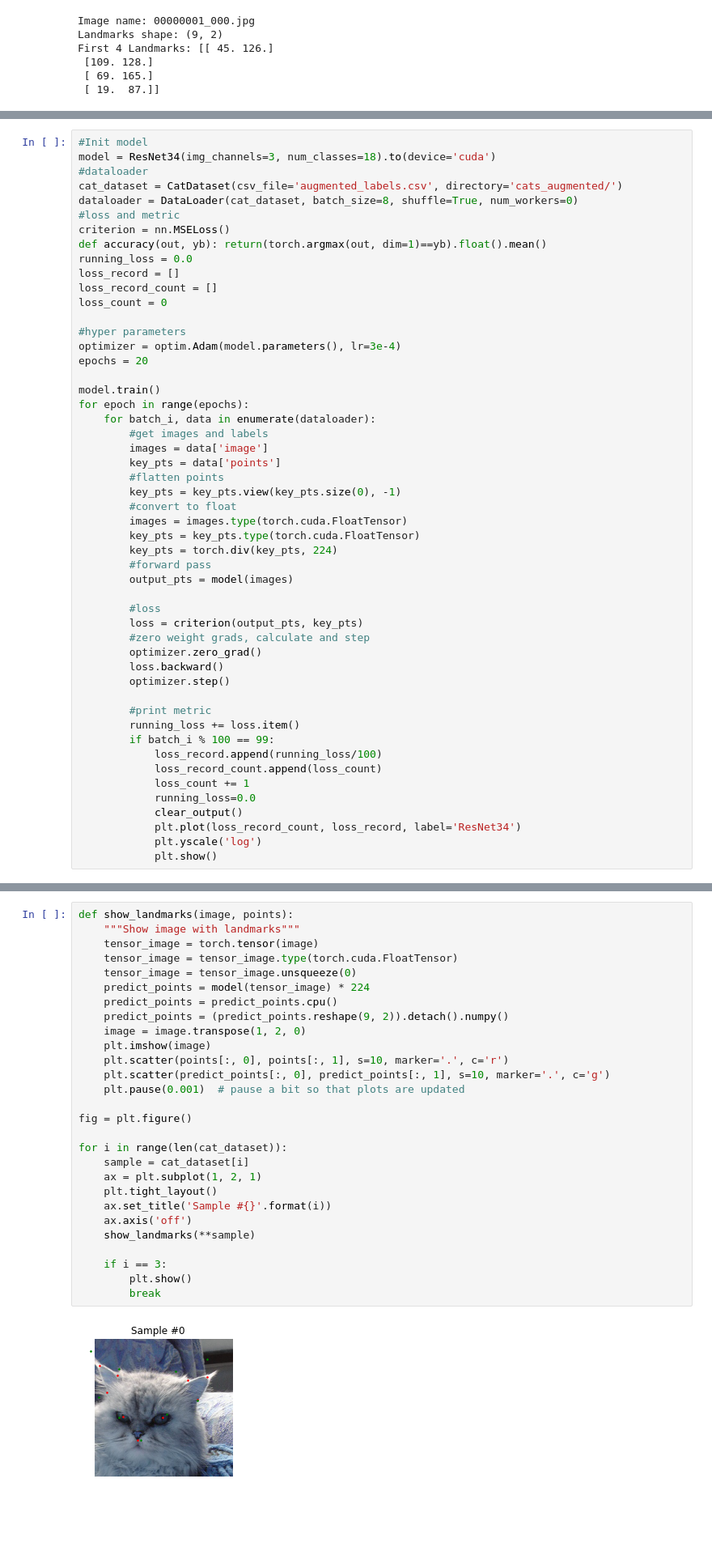
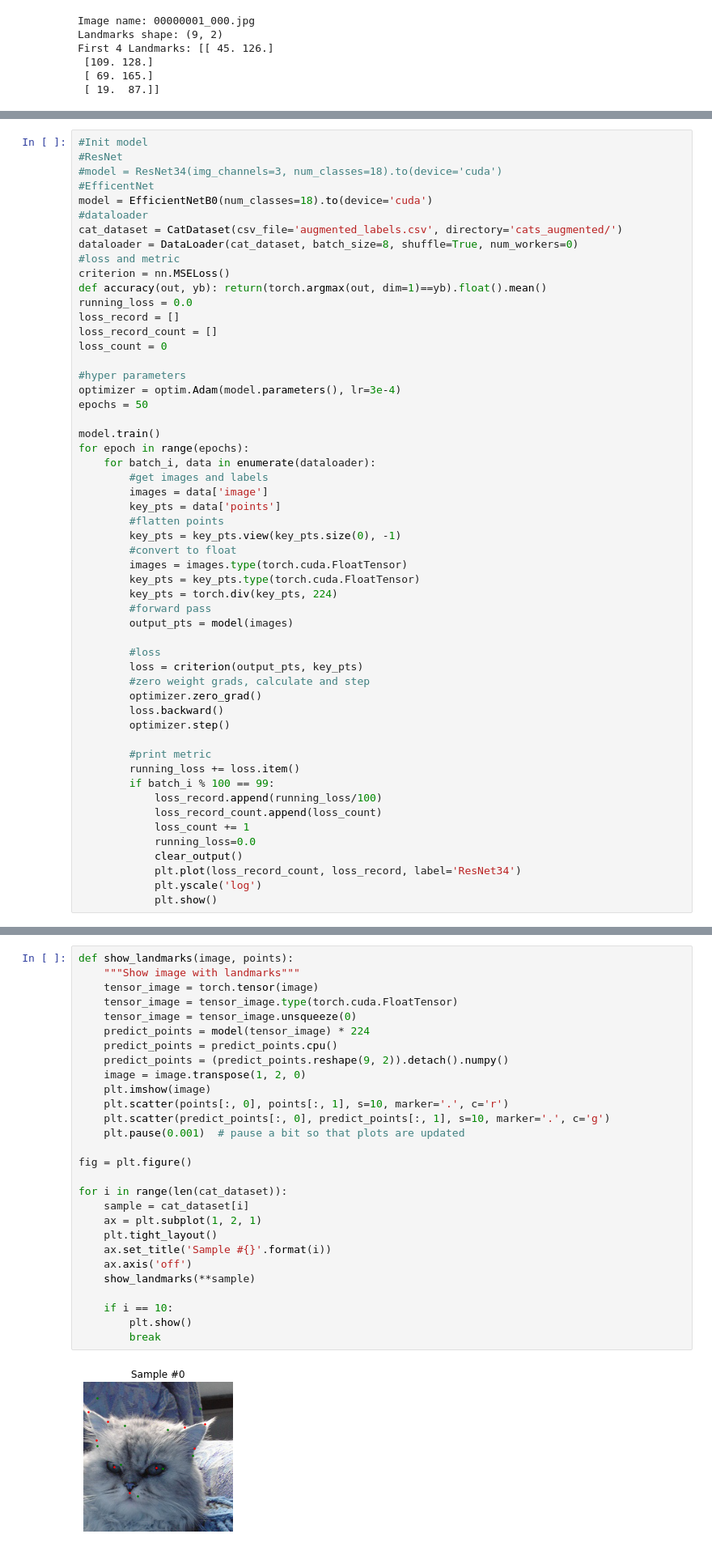
Before and after one commit to MaxVanDijck/cat-face-detection, a Jupyter notebook: model.ipynb, the cells around one changed output, grey strips where cells are left out. Shown at 81% size. Cells and saved outputs as stored; diff of their text form; blank space fills up the shorter version.

Commit message:
efficientnet

```diff
--- a/model.ipynb
+++ b/model.ipynb
@@ -209,6 +376,9 @@ def ResNet34(img_channels=3, num_classes=1000):
 # %%
 #Init model
-model = ResNet34(img_channels=3, num_classes=18).to(device='cuda')
+#ResNet
+#model = ResNet34(img_channels=3, num_classes=18).to(device='cuda')
+#EfficentNet
+model = EfficientNetB0(num_classes=18).to(device='cuda')
 #dataloader
 cat_dataset = CatDataset(csv_file='augmented_labels.csv', directory='cats_augmented/')
 dataloader = DataLoader(cat_dataset, batch_size=8, shuffle=True, num_workers=0)
@@ -222,7 +392,7 @@ loss_count = 0
 
 #hyper parameters
 optimizer = optim.Adam(model.parameters(), lr=3e-4)
-epochs = 20
+epochs = 50
 
 model.train()
 for epoch in range(epochs):
@@ -262,30 +432,30 @@ for epoch in range(epochs):
 # %%
 def show_landmarks(image, points):
     """Show image with landmarks"""
     tensor_image = torch.tensor(image)
     tensor_image = tensor_image.type(torch.cuda.FloatTensor)
     tensor_image = tensor_image.unsqueeze(0)
     predict_points = model(tensor_image) * 224
     predict_points = predict_points.cpu()
     predict_points = (predict_points.reshape(9, 2)).detach().numpy()
     image = image.transpose(1, 2, 0)
     plt.imshow(image)
     plt.scatter(points[:, 0], points[:, 1], s=10, marker='.', c='r')
     plt.scatter(predict_points[:, 0], predict_points[:, 1], s=10, marker='.', c='g')
     plt.pause(0.001)  # pause a bit so that plots are updated
 
 fig = plt.figure()
 
 for i in range(len(cat_dataset)):
     sample = cat_dataset[i]
     ax = plt.subplot(1, 2, 1)
     plt.tight_layout()
     ax.set_title('Sample #{}'.format(i))
     ax.axis('off')
     show_landmarks(**sample)
 
-    if i == 3:
+    if i == 10:
         plt.show()
         break
 # %% [output]
-[figure, old version]
+[figure, new version]
```
Also changed, not shown: parts of 4 cells of this notebook.
